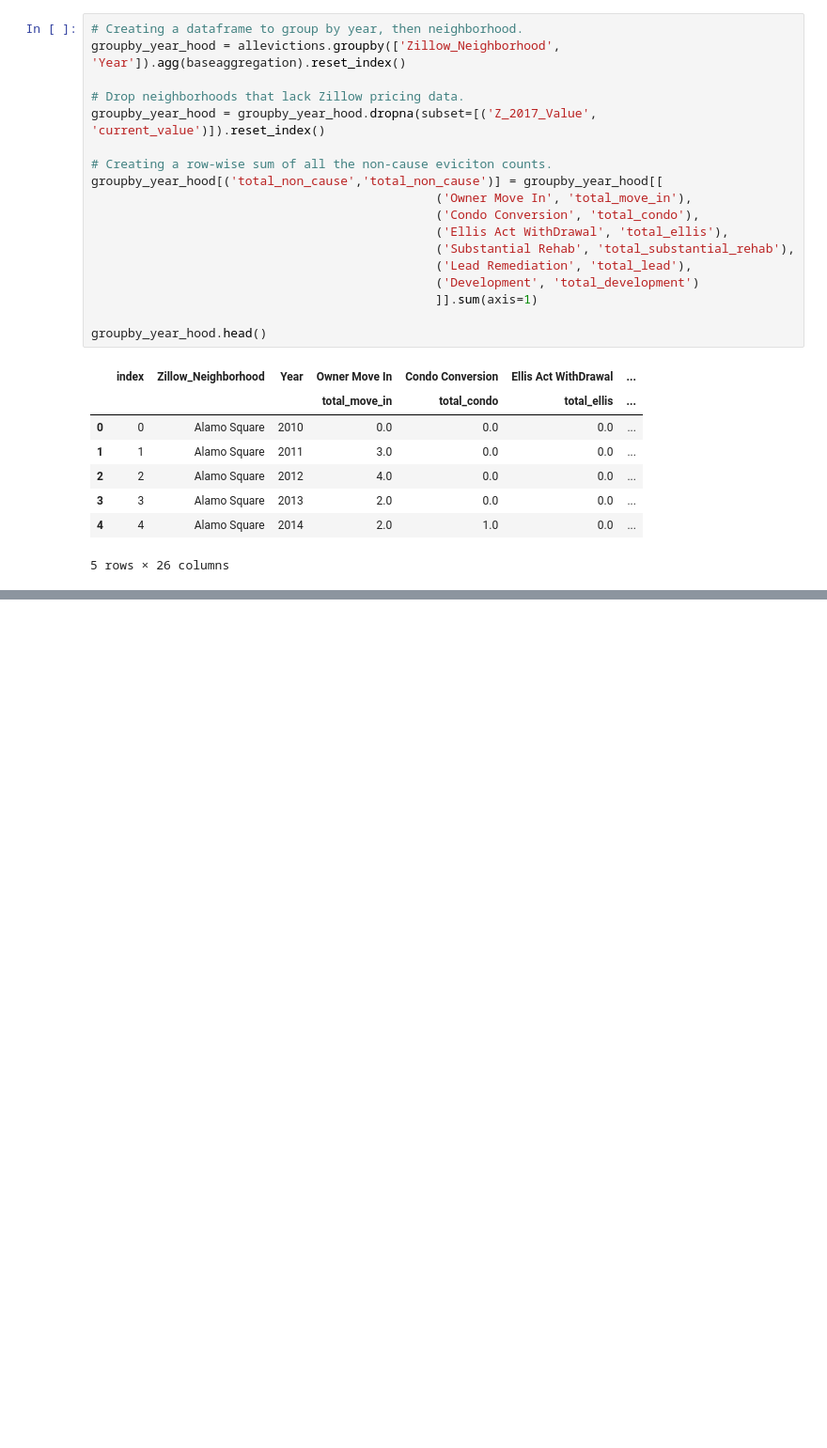
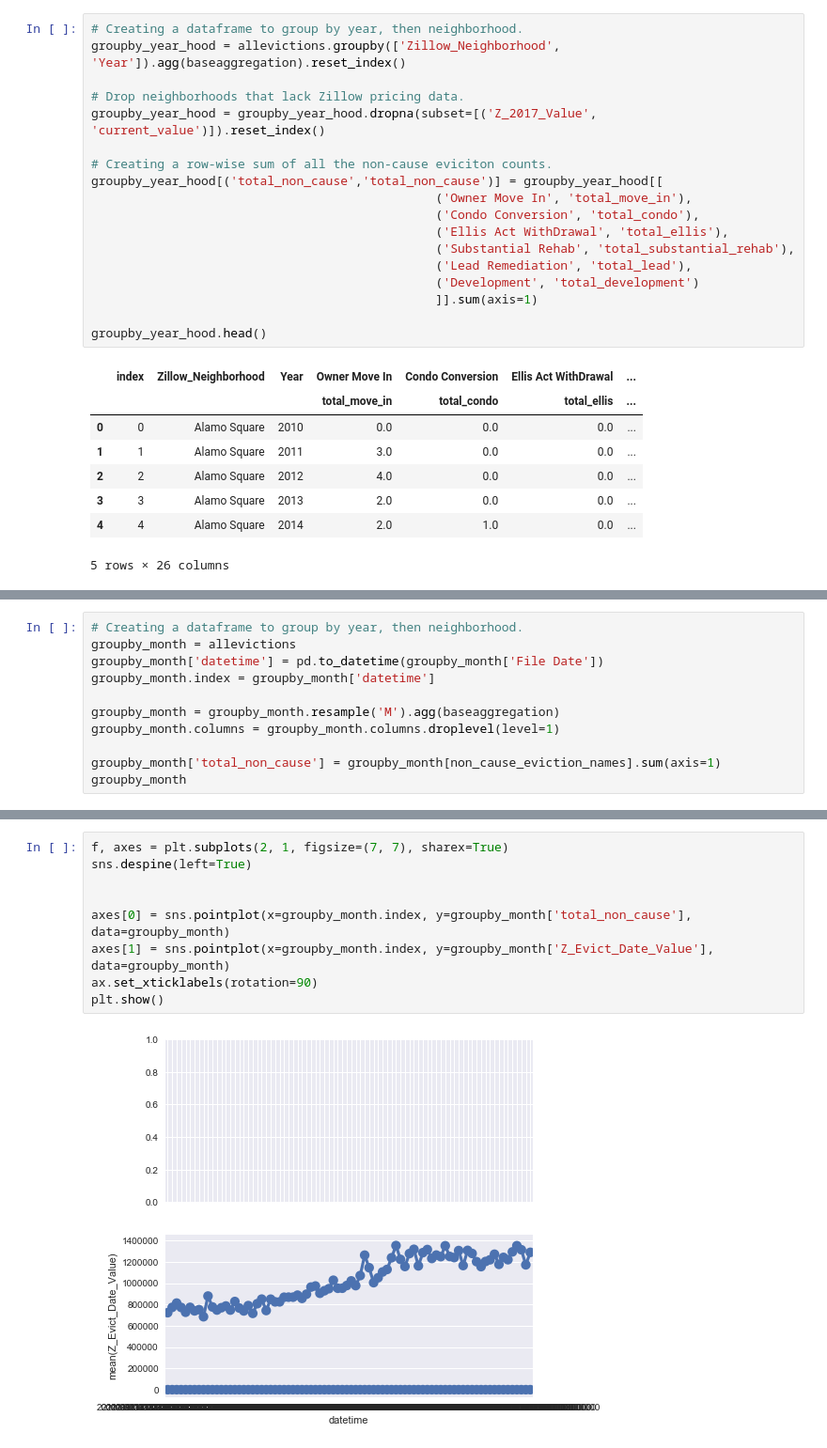
Before and after one commit to Jkremr/evictions-home-values, a Jupyter notebook: evictions-home-values.ipynb, the cells around one changed output, grey strips where cells are left out. Shown: that part at 94% size. Cells and saved outputs as stored; diff of their text form; blank space fills up the shorter version.

```diff
--- a/evictions-home-values.ipynb
+++ b/evictions-home-values.ipynb
@@ -380,0 +372,11 @@ plt.show()
+# %%
+# Creating a dataframe to group by year, then neighborhood.
+groupby_month = allevictions
+groupby_month['datetime'] = pd.to_datetime(groupby_month['File Date'])
+groupby_month.index = groupby_month['datetime']
+
+groupby_month = groupby_month.resample('M').agg(baseaggregation)
+groupby_month.columns = groupby_month.columns.droplevel(level=1)
+
+groupby_month['total_non_cause'] = groupby_month[non_cause_eviction_names].sum(axis=1)
+groupby_month
@@ -380,0 +403,11 @@ plt.show()
+# %%
+f, axes = plt.subplots(2, 1, figsize=(7, 7), sharex=True)
+sns.despine(left=True)
+
+
+axes[0] = sns.pointplot(x=groupby_month.index, y=groupby_month['total_non_cause'], data=groupby_month)
+axes[1] = sns.pointplot(x=groupby_month.index, y=groupby_month['Z_Evict_Date_Value'], data=groupby_month)
+ax.set_xticklabels(rotation=90)
+plt.show()
+# %% [output]
+[figure, added]
```
Also changed, not shown: parts of 8 cells of this notebook.
